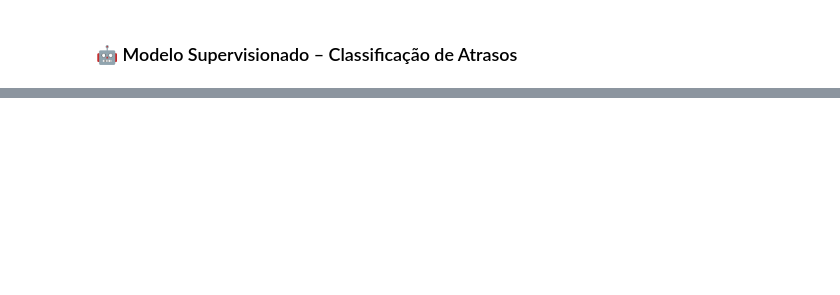
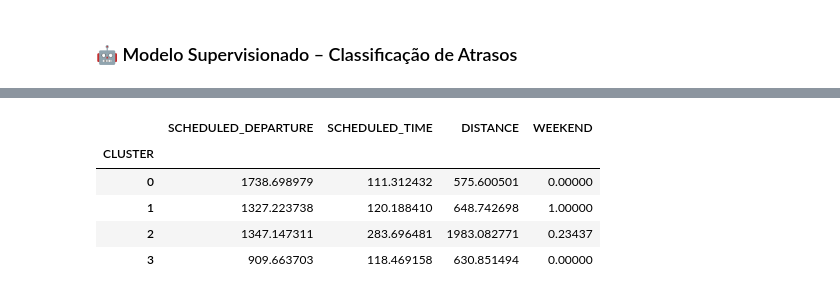
Before and after one commit to anacarolineas/tech-challenge-flights, a Jupyter notebook: analise_atrasos_voos.ipynb, the cells around one changed output, grey strips where cells are left out. Drawn from its saved outputs; the diff is of its cells as text; code cells hidden in the pictures; blank space fills up the shorter version.

```diff
--- a/analise_atrasos_voos.ipynb
+++ b/analise_atrasos_voos.ipynb
@@ -492,0 +644,45 @@ LogisticRegression does not accept missing values encoded as NaN natively. For s
+# %%
+from sklearn.cluster import KMeans
+from sklearn.preprocessing import StandardScaler
+
+df_cluster = df_model_sup.copy()
+
+cluster_features = [
+    "SCHEDULED_DEPARTURE",
+    "SCHEDULED_TIME",
+    "DISTANCE",
+    "WEEKEND"
+]
+
+X_cluster = df_cluster[cluster_features].copy()
+
+# Garantir que tudo é numérico
+X_cluster = X_cluster.apply(pd.to_numeric, errors="coerce")
+
+# Remover linhas com NaN (poucas)
+X_cluster.dropna(inplace=True)
+
+scaler = StandardScaler()
+X_cluster_scaled = scaler.fit_transform(X_cluster)
+
+kmeans = KMeans(
+    n_clusters=4,
+    random_state=42,
+    n_init=10
+)
+
+clusters = kmeans.fit_predict(X_cluster_scaled)
+
+df_cluster = df_cluster.loc[X_cluster.index]
+df_cluster["CLUSTER"] = clusters
+
+df_cluster["CLUSTER"].value_counts()
+df_cluster.groupby("CLUSTER")["DELAYED"].mean()
+df_cluster.groupby("CLUSTER")[cluster_features].mean()
+# %% [output]
+|  | SCHEDULED_DEPARTURE | SCHEDULED_TIME | DISTANCE | WEEKEND |
+| CLUSTER |  |  |  |  |
+| 0 | 1738.698979 | 111.312432 | 575.600501 | 0.00000 |
+| 1 | 1327.223738 | 120.188410 | 648.742698 | 1.00000 |
+| 2 | 1347.147311 | 283.696481 | 1983.082771 | 0.23437 |
+| 3 | 909.663703 | 118.469158 | 630.851494 | 0.00000 |
```
Also changed, not shown: parts of 17 cells of this notebook.
